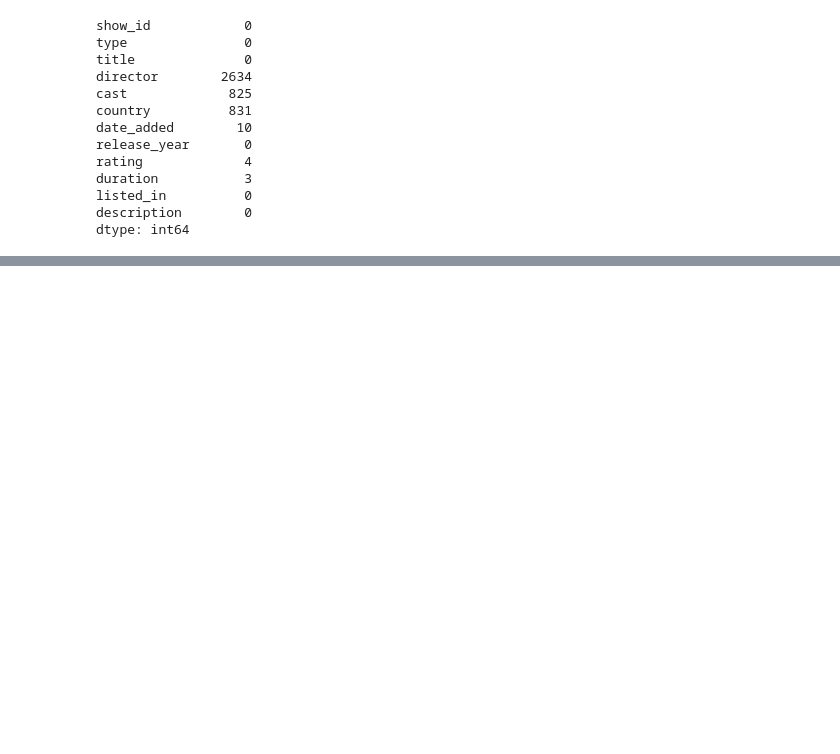
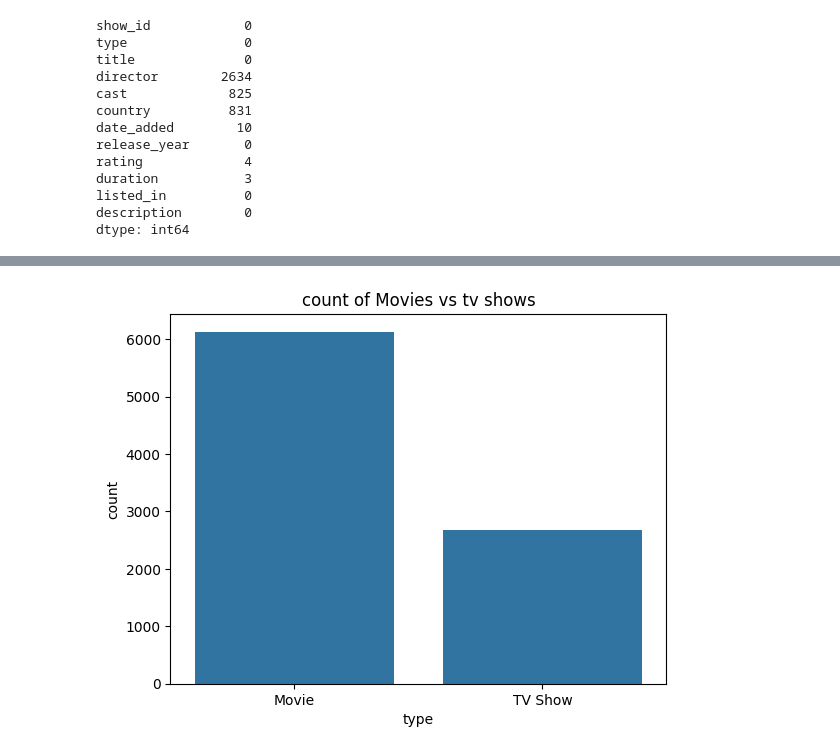
Before and after one commit to anjali0906vinod/netflix_analysis, a Jupyter notebook: netflix.ipynb, the cells around one changed output, grey strips where cells are left out. Saved outputs shown, nothing was run; the diff lists cells and outputs as text; code cells hidden in the pictures; blank space fills up the shorter version.

Commit message:
Day 2: Added EDA visualizations and insights

```diff
--- a/netflix.ipynb
+++ b/netflix.ipynb
@@ -1,4 +1,4 @@
 # %%
 import pandas as pd
 import numpy as np
-df = pd.read_csv("netflix_titles.csv")
+df = pd.read_csv("netflix_titles.csv", index_col=False)
@@ -83,2 +86,3 @@ df['rating'] = df['rating'].fillna(0)
 # %%
-df['date+added']== pd.to_datetime(df['date_added']),errors='coerce)'
+df['date_added'] = df['date_added'].str.strip()
+df['date_added'] = pd.to_datetime(df['date_added'], errors='coerce')
@@ -86,0 +166,6 @@ SyntaxError: invalid syntax. Maybe you meant '==' or ':=' instead of '='? (29426
+# %%
+sns.countplot(x='type', data=df)
+plt.title('count of Movies vs tv shows')
+plt.show()
+# %% [output]
+[figure, added]
```
Also changed, not shown: parts of 12 cells of this notebook.
